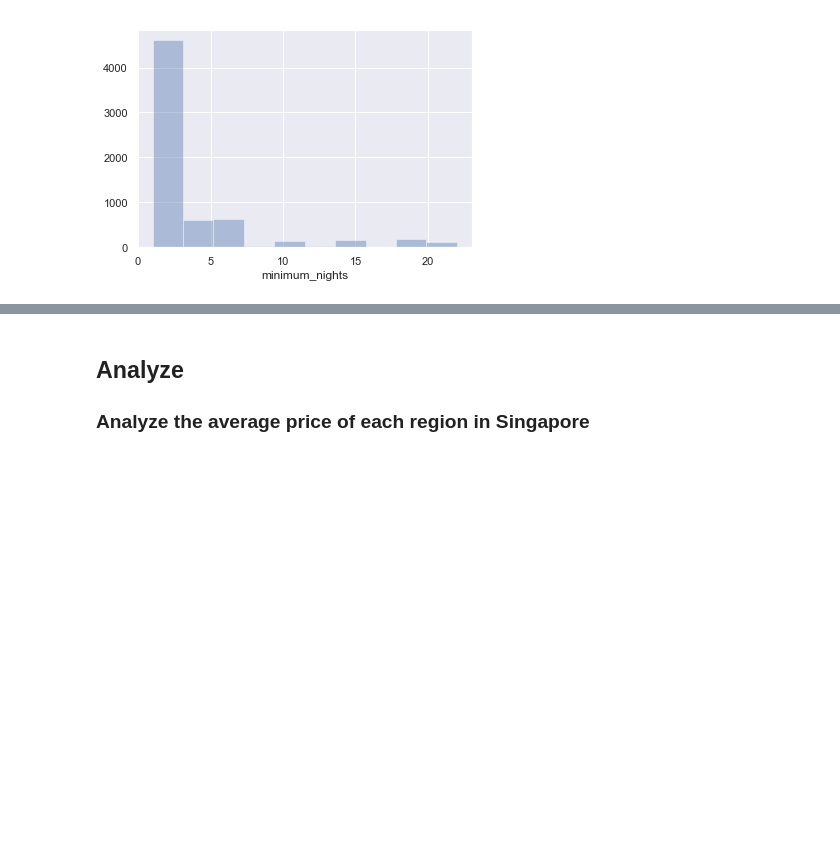
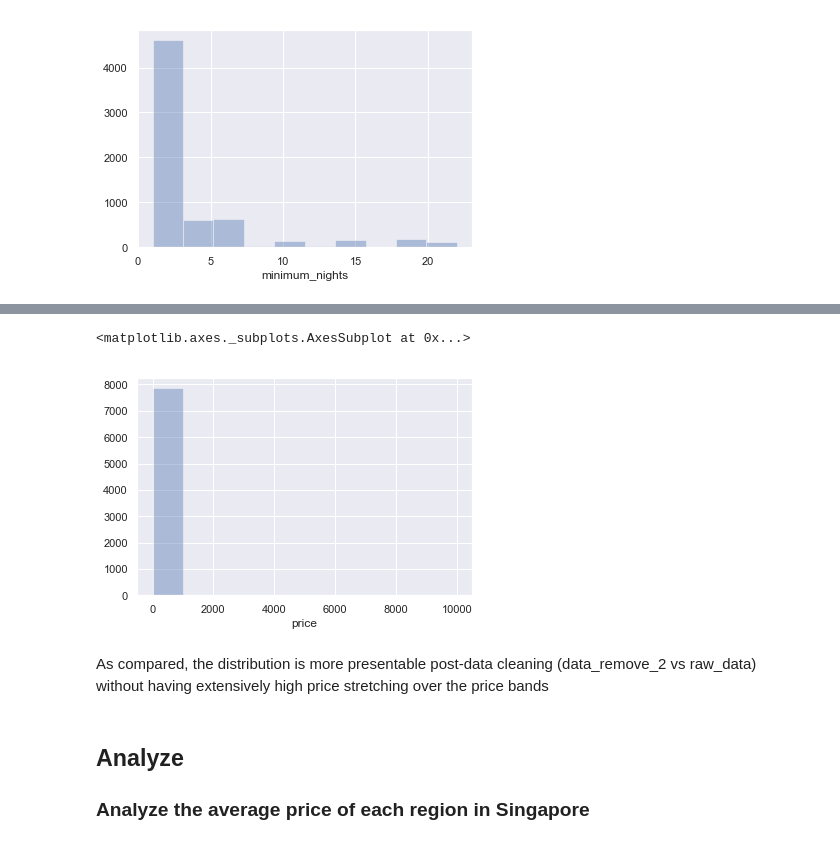
Before and after one commit to mister-lepak/AirBnB_SG, a Jupyter notebook: AirBnB_SG.ipynb, the cells around one changed output, grey strips where cells are left out. Saved outputs shown, nothing was run; the diff lists cells and outputs as text; code cells hidden in the pictures; blank space fills up the shorter version.

```diff
--- a/AirBnB_SG.ipynb
+++ b/AirBnB_SG.ipynb
@@ -79,3 +153,11 @@ sns.distplot(data_remove_2['price'], bins = 10 ,kde = False)
+# %%
+sns.distplot(raw_data['price'], bins = 10 ,kde = False)
+#Check results of price distribution pre data cleaning
+# %% [output]
+<matplotlib.axes._subplots.AxesSubplot at 0x...>
+[figure, added]
+# %% [markdown]
+As compared, the distribution is more presentable post-data cleaning (data_remove_2 vs raw_data) without having extensively high price stretching over the price bands
 # %% [markdown]
 ## Analyze
 
```
Also changed, not shown: parts of 13 cells of this notebook.
